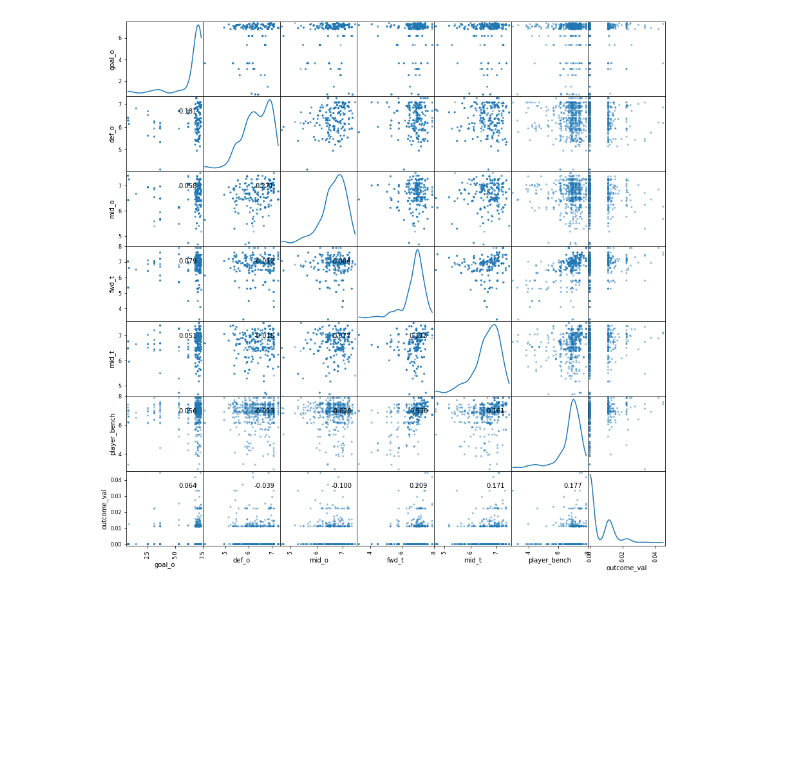
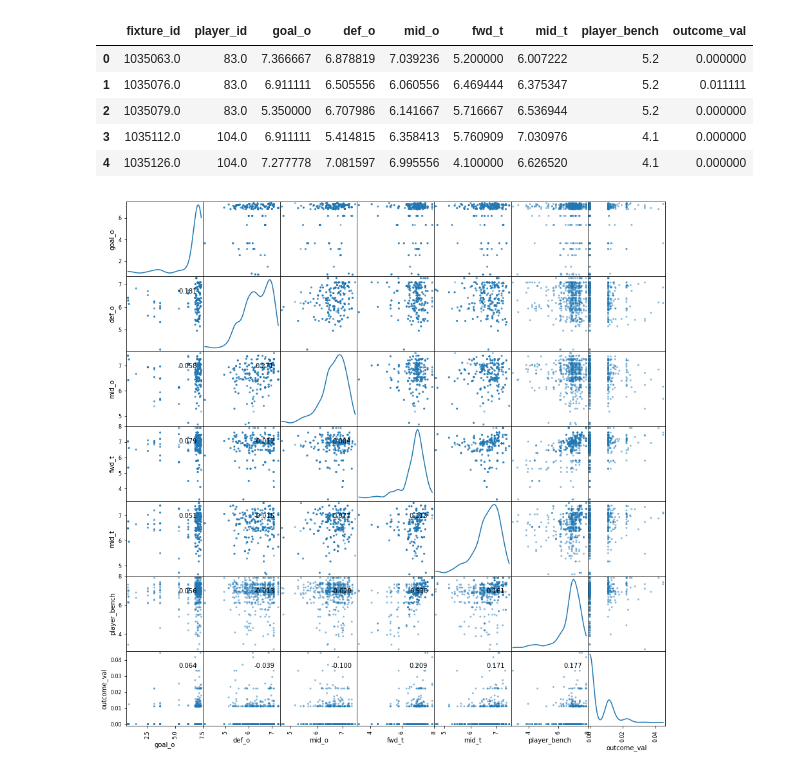
Before and after one commit to sak0213/fantasy-soccer, a Jupyter notebook: analysis/fwd_model_test.ipynb, the cells around one changed output. Drawn from its saved outputs; the diff is of its cells as text; code cells hidden in the pictures; blank space fills up the shorter version.

```diff
--- a/analysis/fwd_model_test.ipynb
+++ b/analysis/fwd_model_test.ipynb
@@ -74,6 +74,15 @@ for player in fwd_list:
     cur.execute(fetch_player_data(player))
     for i in cur.fetchall():
         player_df.loc[len(player_df)] = i
+# %%
+player_df.head()
+# %% [output]
+|  | fixture_id | player_id | goal_o | def_o | mid_o | fwd_t | mid_t | player_bench | outcome_val |
+| 0 | 1035063.0 | 83.0 | 7.366667 | 6.878819 | 7.039236 | 5.200000 | 6.007222 | 5.2 | 0.000000 |
+| 1 | 1035076.0 | 83.0 | 6.911111 | 6.505556 | 6.060556 | 6.469444 | 6.375347 | 5.2 | 0.011111 |
+| 2 | 1035079.0 | 83.0 | 5.350000 | 6.707986 | 6.141667 | 5.716667 | 6.536944 | 5.2 | 0.000000 |
+| 3 | 1035112.0 | 104.0 | 6.911111 | 5.414815 | 6.358413 | 5.760909 | 7.030976 | 4.1 | 0.000000 |
+| 4 | 1035126.0 | 104.0 | 7.277778 | 7.081597 | 6.995556 | 4.100000 | 6.626520 | 4.1 | 0.000000 |
 # %%
 player_df.describe()
 def df_clean(dataframe=None, activate_or_not=False):
```
Also changed, not shown: parts of 2 cells of this notebook, 6 other files.
